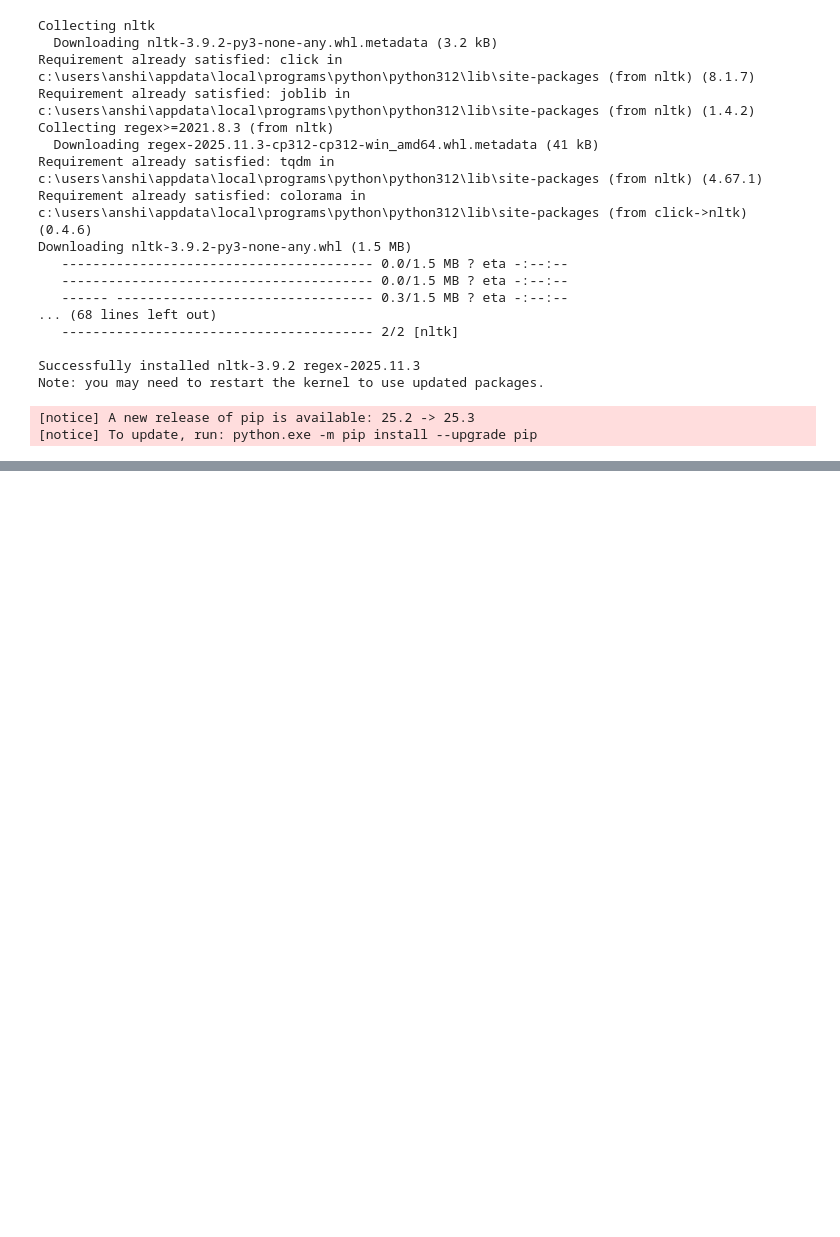
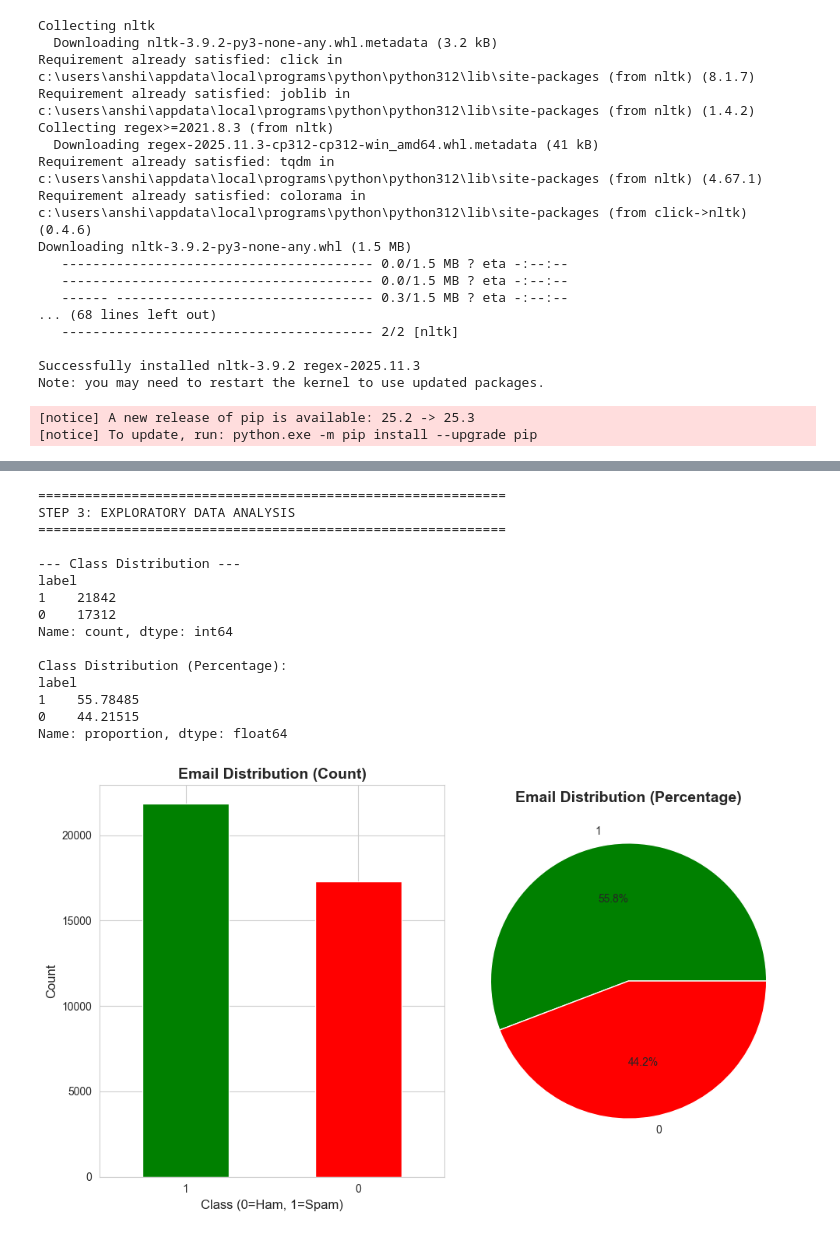
Before and after one commit to Anshi-2004/classification, a Jupyter notebook: spam_email_classification.ipynb, the cells around one changed output, grey strips where cells are left out. Drawn from its saved outputs; the diff is of its cells as text; code cells hidden in the pictures; blank space fills up the shorter version.

```diff
--- a/spam_email_classification.ipynb
+++ b/spam_email_classification.ipynb
@@ -129,0 +113,44 @@ def clean_text(text):
+# %%
+print("\n" + "="*60)
+print("STEP 3: EXPLORATORY DATA ANALYSIS")
+print("="*60)
+
+# Class Distribution
+print("\n--- Class Distribution ---")
+print(df['label'].value_counts())
+print("\nClass Distribution (Percentage):")
+print(df['label'].value_counts(normalize=True) * 100)
+
+# Visualize class distribution
+plt.figure(figsize=(10, 6))
+plt.subplot(1, 2, 1)
+df['label'].value_counts().plot(kind='bar', color=['green', 'red'])
+plt.title('Email Distribution (Count)', fontsize=14, fontweight='bold')
+plt.xlabel('Class (0=Ham, 1=Spam)', fontsize=12)
+plt.ylabel('Count', fontsize=12)
+plt.xticks(rotation=0)
+
+plt.subplot(1, 2, 2)
+df['label'].value_counts().plot(kind='pie', autopct='%1.1f%%', colors=['green', 'red'])
+plt.title('Email Distribution (Percentage)', fontsize=14, fontweight='bold')
+plt.ylabel('')
+plt.tight_layout()
+plt.savefig('class_distribution.png', dpi=300, bbox_inches='tight')
+plt.show()
+# %% [output]
+============================================================
+STEP 3: EXPLORATORY DATA ANALYSIS
+============================================================
+
+--- Class Distribution ---
+label
+1    21842
+0    17312
+Name: count, dtype: int64
+
+Class Distribution (Percentage):
+label
+1    55.78485
+0    44.21515
+Name: proportion, dtype: float64
+[figure, added]
```
Also changed, not shown: parts of 15 cells of this notebook.
